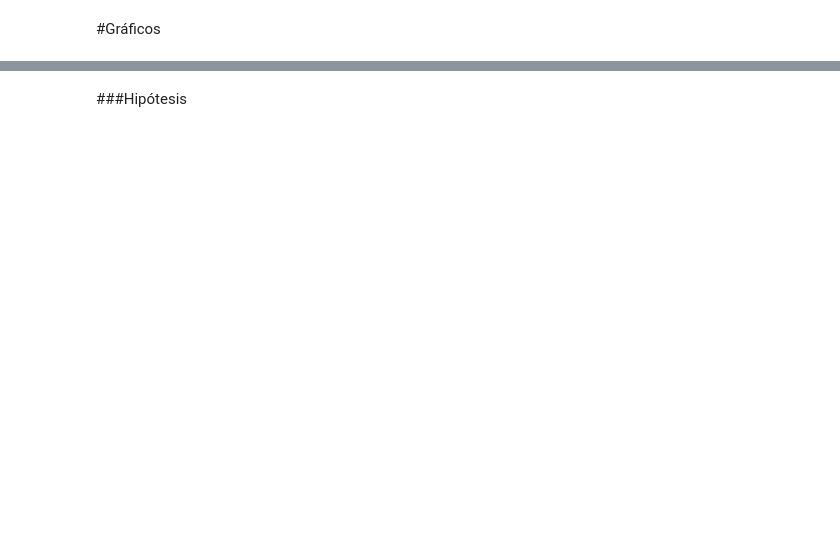
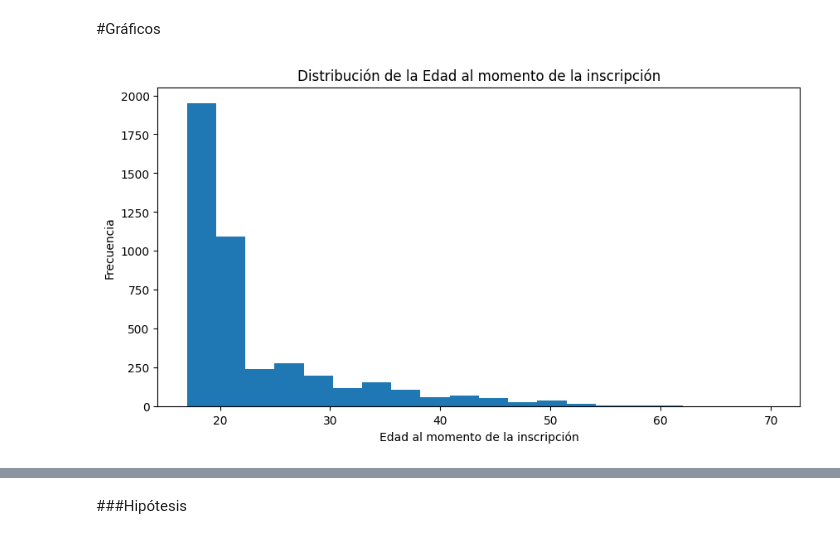
Before and after one commit to AimoneCG/Proyecto-CoderHouse-Data-Science-I-Fundamentos-para-la-Ciencia-de-Datos, a Jupyter notebook: ProyectoDS_Parte1_Aimone.ipynb, the cells around one changed output, grey strips where cells are left out. Cells and saved outputs as stored; diff of their text form; code cells hidden in the pictures; blank space fills up the shorter version.

```diff
--- a/ProyectoDS_Parte1_Aimone.ipynb
+++ b/ProyectoDS_Parte1_Aimone.ipynb
@@ -128,2 +153,12 @@ df.describe()
 # %% [markdown]
 #Gráficos
+# %%
+# Matplotlib: Univariado
+plt.figure(figsize=(10, 5))
+plt.hist(df['Age at enrollment'], bins=20)
+plt.xlabel('Edad al momento de la inscripción')
+plt.ylabel('Frecuencia')
+plt.title('Distribución de la Edad al momento de la inscripción')
+plt.show()
+# %% [output]
+[figure, added]
```
Also changed, not shown: parts of 8 cells of this notebook.
